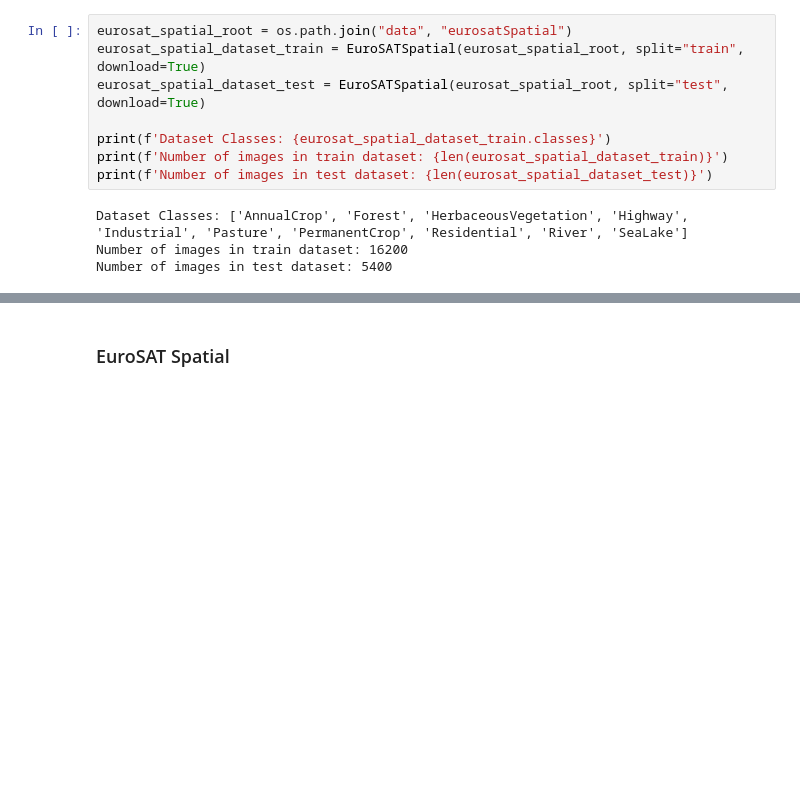
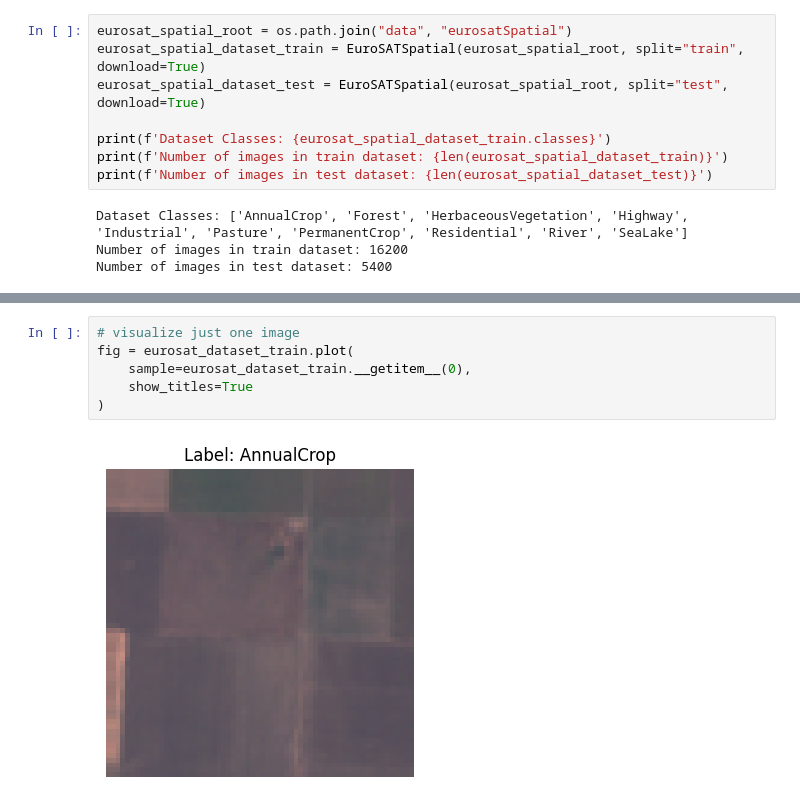
Before and after one commit to isaiahlg/torchgeo-tutorial, a Jupyter notebook: 07_eurosat.ipynb, the cells around one changed output, grey strips where cells are left out. Cells and saved outputs as stored; diff of their text form; blank space fills up the shorter version.

```diff
--- a/07_eurosat.ipynb
+++ b/07_eurosat.ipynb
@@ -100,2 +91,8 @@ for name, dataset in eurosat_datasets.items():
-# %% [markdown]
-### EuroSAT Spatial
+# %%
+# visualize just one image
+fig = eurosat_dataset_train.plot(
+    sample=eurosat_dataset_train.__getitem__(0),
+    show_titles=True
+)
+# %% [output]
+[figure, added]
```
Also changed, not shown: parts of 21 cells of this notebook, 26 other files.
